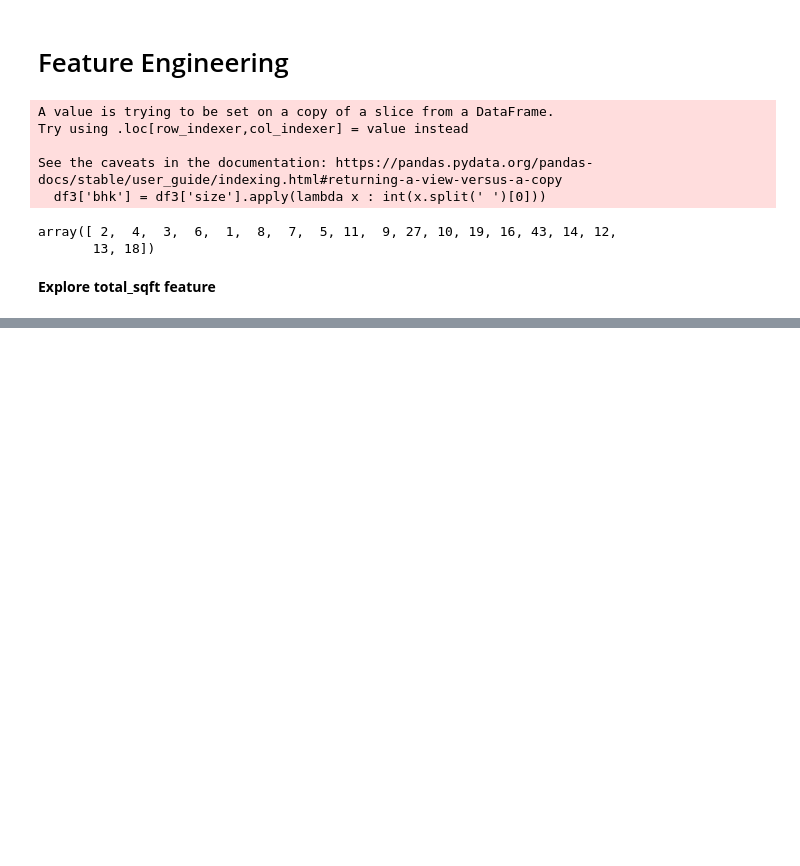
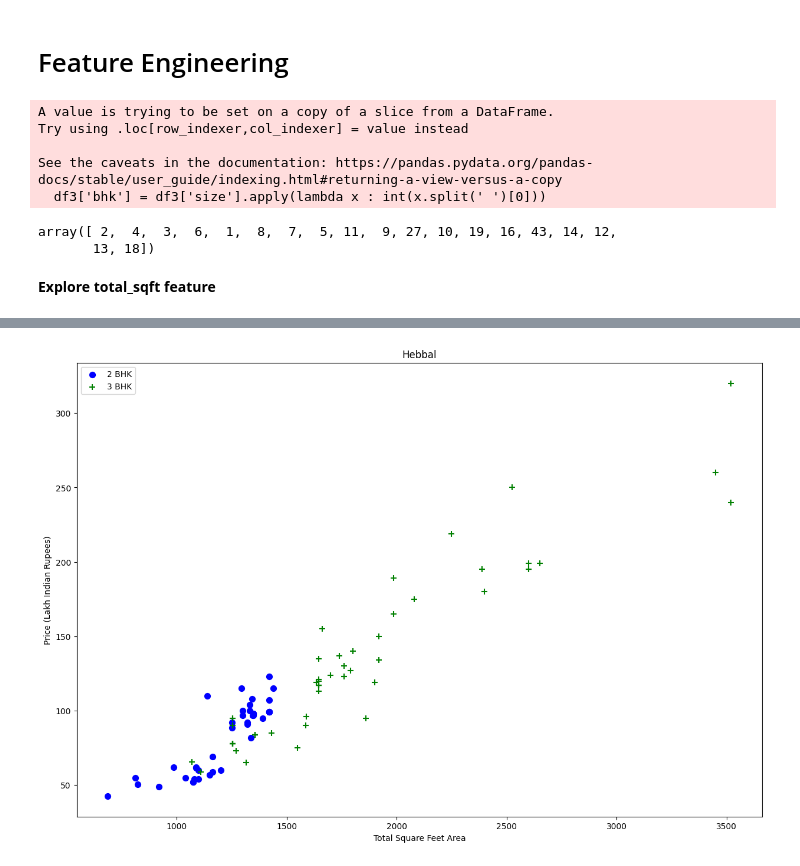
Before and after one commit to jucXie/House_price_prediction, a Jupyter notebook: bangalore-house-price/house-price-prediction.ipynb, the cells around one changed output, grey strips where cells are left out. Saved outputs shown, nothing was run; the diff lists cells and outputs as text; code cells hidden in the pictures; blank space fills up the shorter version.

```diff
--- a/bangalore-house-price/house-price-prediction.ipynb
+++ b/bangalore-house-price/house-price-prediction.ipynb
@@ -101,0 +320,4 @@ False
+# %%
+plot_scatter_chart(df7,"Hebbal")
+# %% [output]
+[figure, added]
```
Also changed, not shown: parts of 79 cells of this notebook, 4 other files.
